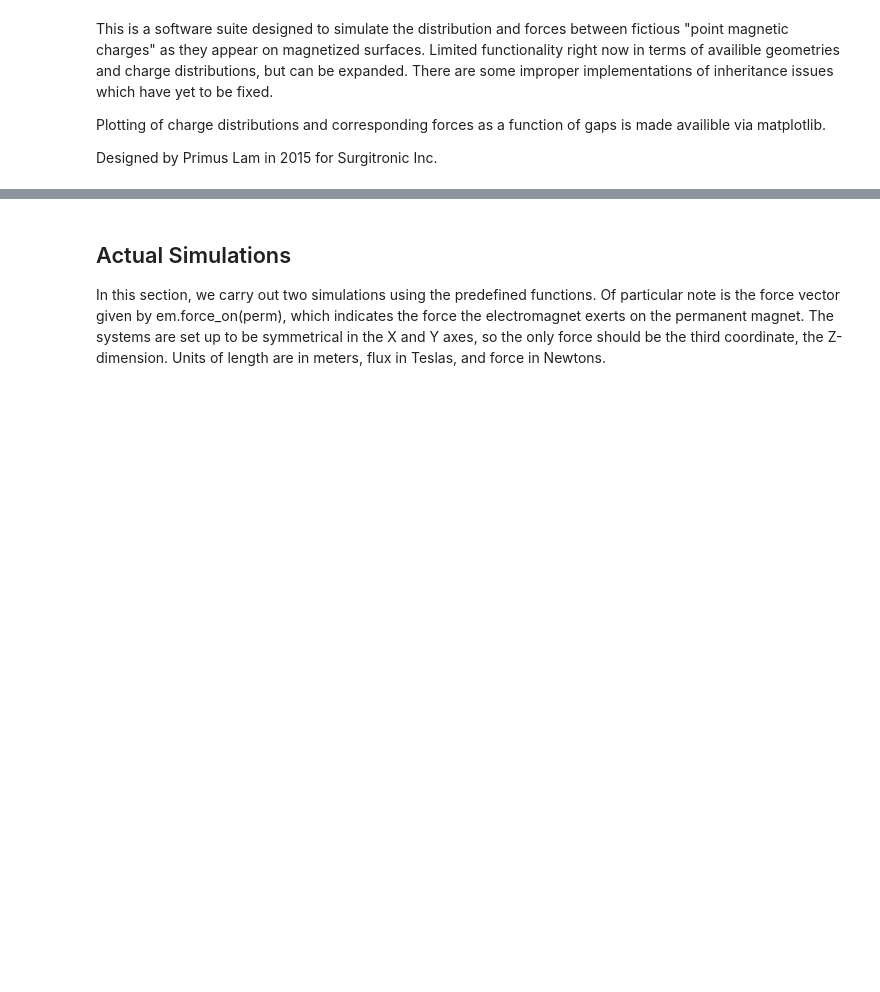
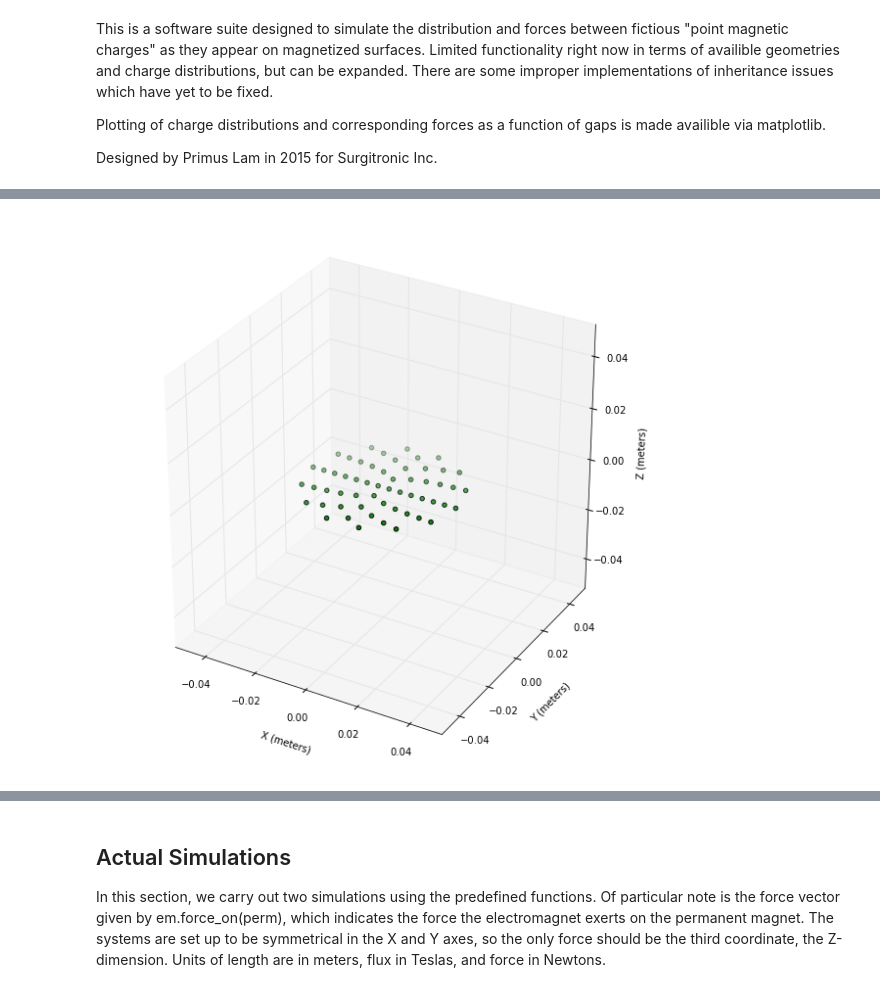
Before and after one commit to primuslam/magnet_simulation, a Jupyter notebook: Magnet_Simulation.ipynb, the cells around one changed output, grey strips where cells are left out. Cells and saved outputs as stored; diff of their text form; code cells hidden in the pictures; blank space fills up the shorter version.

```diff
--- a/Magnet_Simulation.ipynb
+++ b/Magnet_Simulation.ipynb
@@ -190,0 +29,5 @@ class rectangle_magnet(magnet):
+# %%
+demo_disk = MagnetDisk(coor(0, 0, 0), 0.0, 0.03, 0.7, density=7, color='g')
+plot_magnet([demo_disk], .05)
+# %% [output]
+[figure, added]
```
Also changed, not shown: parts of 19 cells of this notebook.
